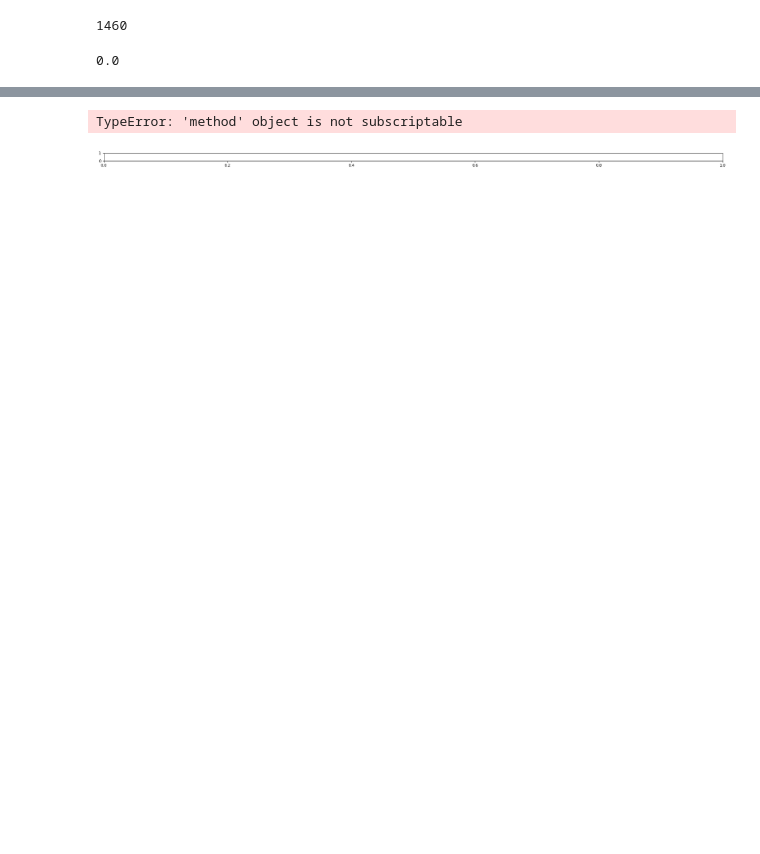
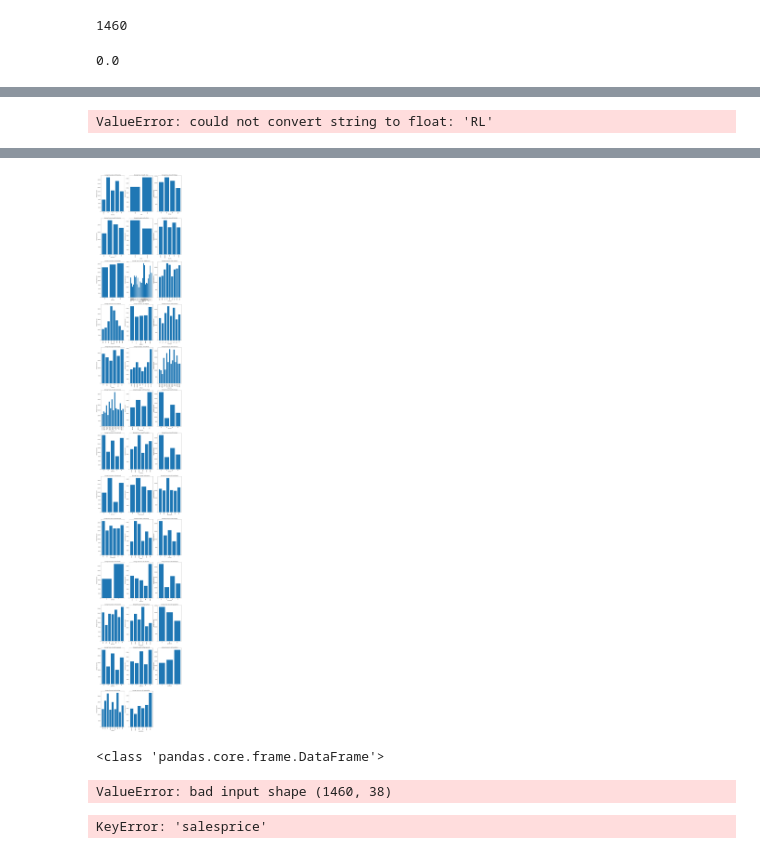
Before and after one commit to natheryinan/Claire00129, a Jupyter notebook: simple linear regression with OLS.ipynb, the cells around one changed output, grey strips where cells are left out. Drawn from its saved outputs; the diff is of its cells as text; code cells hidden in the pictures; blank space fills up the shorter version.

```diff
--- a/simple linear regression with OLS.ipynb
+++ b/simple linear regression with OLS.ipynb
@@ -226,10 +216,3 @@ from sklearn.preprocessing import Imputer
 print(column_list)
 # %% [output]
 ['mszoning', 'street', 'lotshape', 'landcontour', 'utilities', 'lotconfig', 'landslope', 'neighborhood', 'condition1', 'condition2', 'bldgtype', 'housestyle', 'roofstyle', 'roofmatl', 'exterior1st', ' ...
-# %%
-# convert catgeorical to dummy variables
-
-for column in column_list:
-    cat_hp[column]=pd.get_dummies(cat_hp[column],drop_first=True,dummy_na=True)
-
-print(cat_hp)
@@ -369,0 +291,6 @@ memory usage: 65.7 KB
+# %%
+# fill-in missing value for categorical variables
+
+for i, column in enumerate(column_list):
+        if pd.isnull(cat_hp_all[column][i]):
+            cat_hp_all = cat_hp_all.fillna(cat_hp_all[column].value_counts().index[0])
@@ -369,0 +334,9 @@ memory usage: 65.7 KB
+# %%
+# try to see if the tail part keep holding the NaN values
+from sklearn.preprocessing import Imputer
+convert_list=cat_hp_all.iloc[:,0:38]
+imputer=Imputer(missing_values='NaN',strategy='most_frequent', axis=1)
+imputer.fit(convert_list)
+convert_list=imputer.transform(convert_list.values)
+# %% [output]
+ValueError: could not convert string to float: 'RL'
@@ -388,19 +363,17 @@ list(cat_hp_all.columns.values)
  'salecondition',
  'saleprice']
 # %%
-plt.figure(figsize=(100,6))
+plt.figure(figsize=(20,140))
 
-for i in range(len(column_list)):
-    for j, col in enumerate(column_list):
-        plt.subplot(13,3,j+1)
-        plt.bar(cat_hp_all.groupby[col]["saleprice"].mean().index, cat_hp_all.groupby[col]["saleprice"].mean())
-        plt.title("Average house price with {}".format(col))
-        plt.ylabel("Average house price")
-        plt.xlabel("{}".format(col))
-        plt.xticks([0,1])
+for i, col in enumerate(column_list):
+    plt.subplot(13,3,i+1)
+    plt.bar(cat_hp_all.groupby(col)["saleprice"].mean().index, cat_hp_all.groupby(col)["saleprice"].mean())
+    plt.title("Average house price with {}".format(col))
+    plt.ylabel("Average house price")
+    plt.xlabel("{}".format(col))
+    plt.xticks(rotation='vertical')
 plt.show()
 # %% [output]
-TypeError: 'method' object is not subscriptable
-[figure, old version]
+[figure, new version]
 # %%
 import statsmodels.api as sm
@@ -406,0 +384,33 @@ import statsmodels.api as sm
+# %%
+print(type(convert_list))
+# %% [output]
+<class 'pandas.core.frame.DataFrame'>
+# %%
+convert_list=cat_hp_all.iloc[:,0:38]
+convert_list=convert_list.values.tolist()
+le = preprocessing.LabelEncoder()
+le.fit(convert_list)
+LabelEncoder()
+# %% [output]
+ValueError: bad input shape (1460, 38)
+# %%
+# linear model
+
+# Y is the target variable
+Y = cat_hp_all['salesprice']
+# X is the feature set which includes
+# is_male and is_smoker variables
+X = cat_hp_all[:,:38]
+
+# We create a LinearRegression model object
+# from scikit-learn's linear_model module.
+lrm = linear_model.LinearRegression()
+
+# fit method estimates the coefficients using OLS
+lrm.fit(X, Y)
+
+# Inspect the results.
+print('\nCoefficients: \n', lrm.coef_)
+print('\nIntercept: \n', lrm.intercept_)
+# %% [output]
+KeyError: 'salesprice'
```
Also changed, not shown: parts of 15 cells of this notebook.
